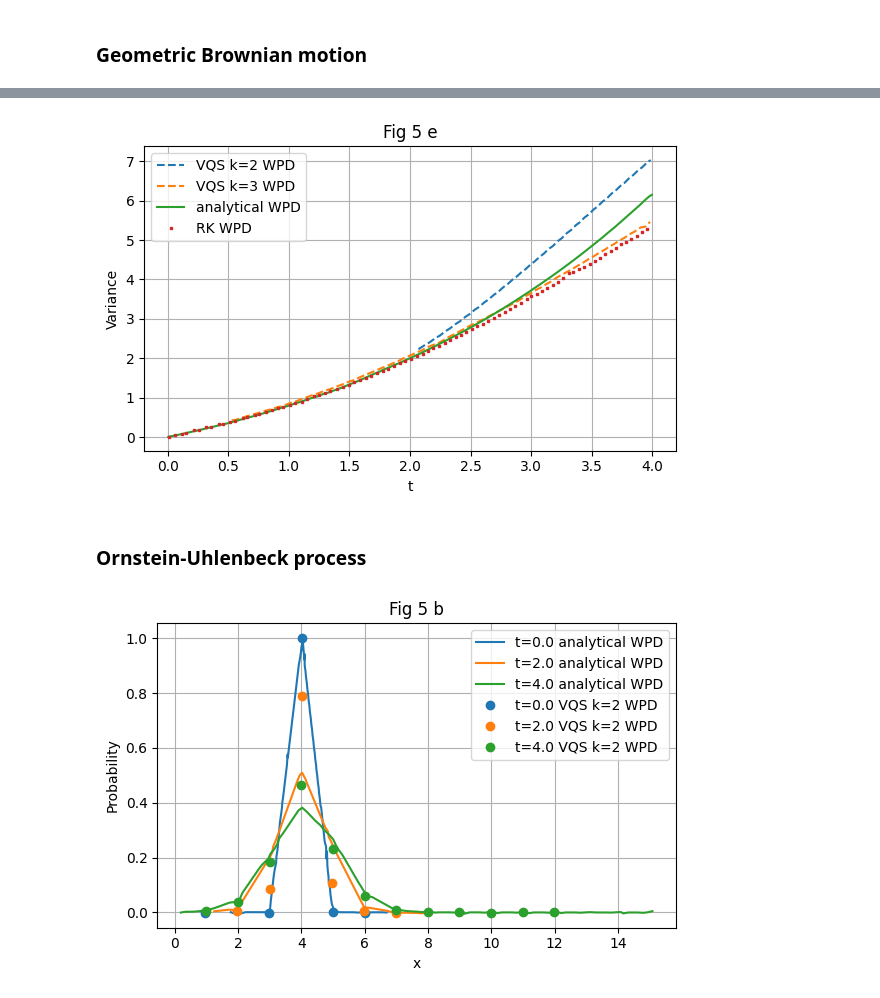
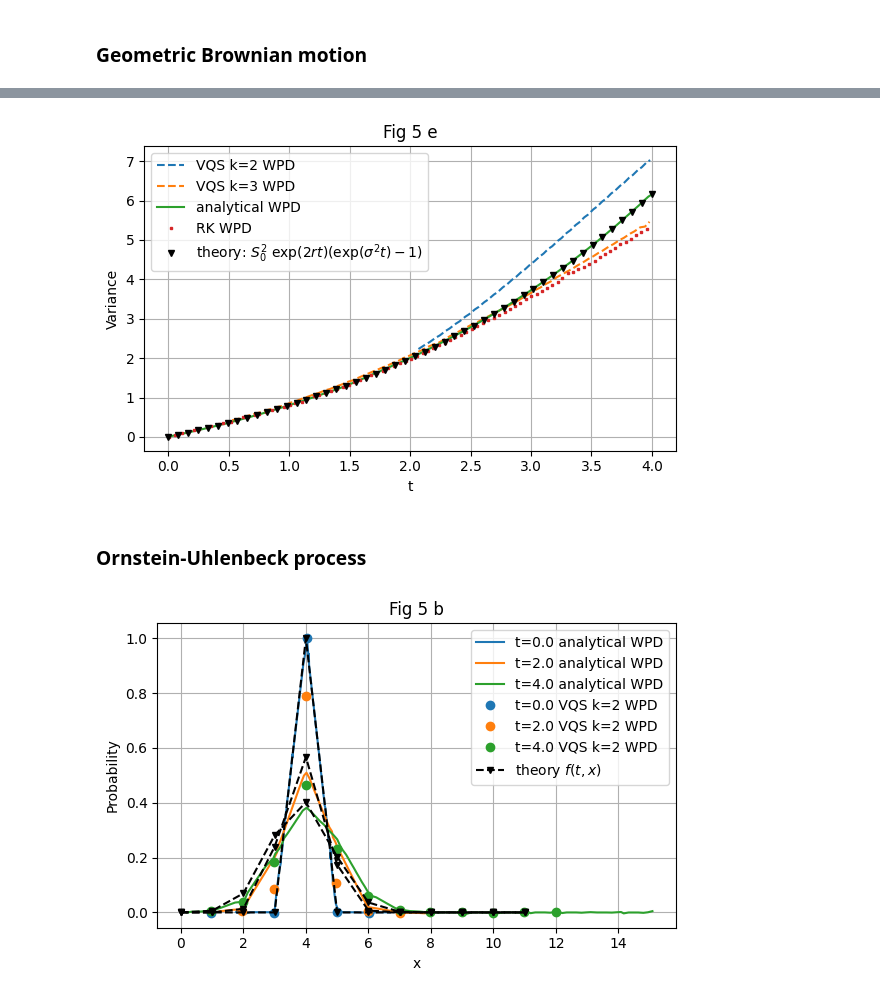
Before and after one commit to RePlasma/PhysRevA.103.052425, a Jupyter notebook: PhysRevA.103.052425.ipynb, the cells around one changed output, grey strips where cells are left out. Cells and saved outputs as stored; diff of their text form; code cells hidden in the pictures.

Commit message:
add analytical solutions

```diff
--- a/PhysRevA.103.052425.ipynb
+++ b/PhysRevA.103.052425.ipynb
@@ -146,6 +191,11 @@ datatmp2 = np.array([datatmp[i]['value'] for i in range(len(datatmp))])
 indxs = np.argsort(datatmp2[:,0])
 plt.plot(datatmp2[:,0][indxs],datatmp2[:,1][indxs],'s', markersize=2, color='tab:red', label='RK WPD')
 
+# theoretical solution
+S0 = 4; r = 0.1; sigma = 0.2;
+t = np.linspace(0,4)
+plt.plot(t, S0**2 * exp(2*r*t)*(exp(sigma**2*t)-1), 'kv', markersize=4, label=r'theory: $S_0^2~\exp(2rt)(\exp(\sigma^2 t)-1)$')
+
 plt.title(r'Fig 5 e')
 plt.xlabel(r't')
 plt.ylabel(r'Variance')
@@ -155,7 +205,7 @@ plt.tight_layout()
 #plt.savefig('fig5e_dataWPD.pdf', transparent=True)
 plt.show()
 # %% [output]
-[figure, old version]
+[figure, new version]
 # %% [markdown]
 ### Ornstein-Uhlenbeck process
 # %%
@@ -177,34 +227,51 @@ plt.plot(datatmp2[:,0][indxs],datatmp2[:,1][indxs],'-', color='tab:orange', labe
 #
 datatmp = data['datasetColl'][2]['data']
 datatmp2 = np.array([datatmp[i]['value'] for i in range(len(datatmp))])
 indxs = np.argsort(datatmp2[:,0])
 plt.plot(datatmp2[:,0][indxs],datatmp2[:,1][indxs],'-', color='tab:green', label='t=4.0 analytical WPD')
 #
 datatmp = data['datasetColl'][3]['data']
 datatmp2 = np.array([datatmp[i]['value'] for i in range(len(datatmp))])
 indxs = np.argsort(datatmp2[:,0])
 plt.plot(datatmp2[:,0][indxs],datatmp2[:,1][indxs],'o', color='tab:blue', label='t=0.0 VQS k=2 WPD')
 #
 datatmp = data['datasetColl'][4]['data']
 datatmp2 = np.array([datatmp[i]['value'] for i in range(len(datatmp))])
 indxs = np.argsort(datatmp2[:,0])
 plt.plot(datatmp2[:,0][indxs],datatmp2[:,1][indxs],'o', color='tab:orange', label='t=2.0 VQS k=2 WPD')
 #
 datatmp = data['datasetColl'][5]['data']
 datatmp2 = np.array([datatmp[i]['value'] for i in range(len(datatmp))])
 indxs = np.argsort(datatmp2[:,0])
 plt.plot(datatmp2[:,0][indxs],datatmp2[:,1][indxs],'o', color='tab:green', label='t=4.0 VQS k=2 WPD')
 
+
+# theoretical solution
+S0 = 4; r = 7; sigma = 0.5; eta=0.01; D = sigma**2/2;
+x = np.arange(0,12,1)
+# t=0 ~Dirac delta, so normalization is a bit different
+t = 1e-3
+f = sqrt(eta/(2*pi*D*(1-exp(-2*eta*t)))) * exp( -eta/(2*D) * (x - S0*exp(-eta*t))**2 / (1-exp(-2*eta*t)) )
+plt.plot(x, f/np.max(f), 'kv--', markersize=4, zorder=999, label=r'theory $f(t,x)$')
+# for finite time, normalization of f is through integral (even though resolution is low
+t = 2
+f = sqrt(eta/(2*pi*D*(1-exp(-2*eta*t)))) * exp( -eta/(2*D) * (x - S0*exp(-eta*t))**2 / (1-exp(-2*eta*t)) )
+plt.plot(x, f/np.trapz(f,x), 'kv--', markersize=4, zorder=999)
+t = 4
+f = sqrt(eta/(2*pi*D*(1-exp(-2*eta*t)))) * exp( -eta/(2*D) * (x - S0*exp(-eta*t))**2 / (1-exp(-2*eta*t)) )
+plt.plot(x, f/np.trapz(f,x), 'kv--', markersize=4, zorder=999)
+
+
 plt.title(r'Fig 5 b')
 plt.xlabel(r'x')
 plt.ylabel(r'Probability')
 plt.legend()
 plt.grid()
 plt.tight_layout()
 #plt.savefig('fig5b_dataWPD.pdf', transparent=True)
 plt.show()
 # %% [output]
-[figure, old version]
+[figure, new version]
 # %%
 fig, axes = plt.subplots(nrows=1, ncols=1, figsize=(6,4))
 
```
Also changed, not shown: parts of 5 cells of this notebook.
